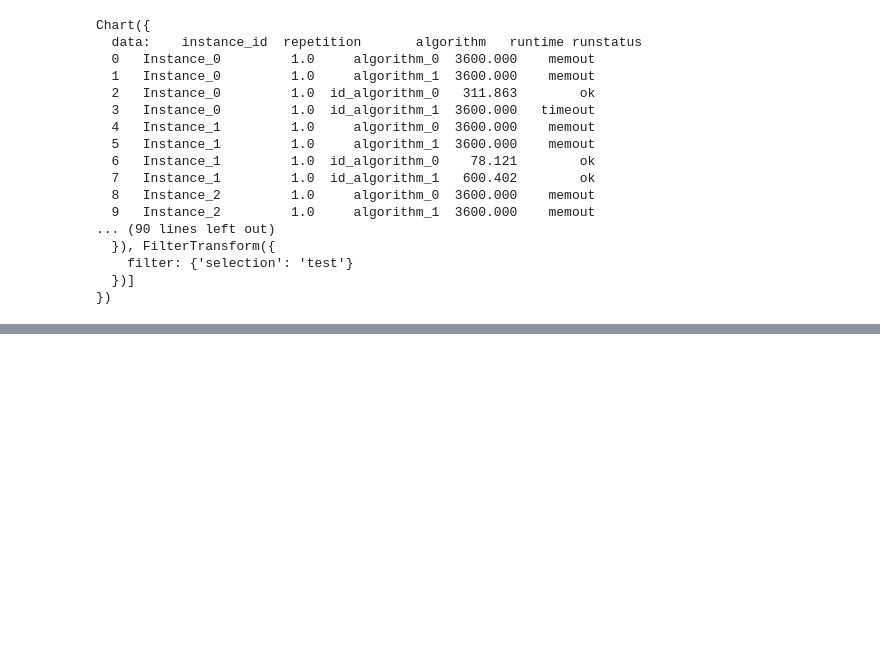
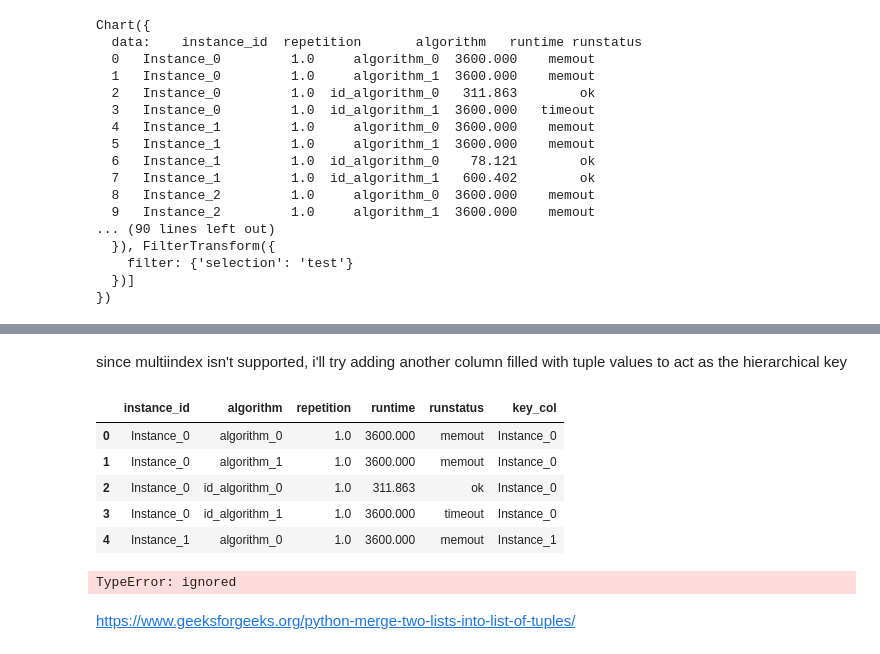
Before and after one commit to chawlaKat/Notebook-Noodlings, a Jupyter notebook: Get_Scattered_Fancy.ipynb, the cells around one changed output, grey strips where cells are left out. Cells and saved outputs as stored; diff of their text form; code cells hidden in the pictures; blank space fills up the shorter version.

```diff
--- a/Get_Scattered_Fancy.ipynb
+++ b/Get_Scattered_Fancy.ipynb
@@ -1221,0 +1324,19 @@ Chart({
+# %% [markdown]
+since multiindex isn't supported, i'll try adding another column filled with tuple values to act as the hierarchical key
+# %%
+algReset['key_col'] = algReset['instance_id']
+algReset.head()
+# %% [output]
+|  | instance_id | algorithm | repetition | runtime | runstatus | key_col |
+| 0 | Instance_0 | algorithm_0 | 1.0 | 3600.000 | memout | Instance_0 |
+| 1 | Instance_0 | algorithm_1 | 1.0 | 3600.000 | memout | Instance_0 |
+| 2 | Instance_0 | id_algorithm_0 | 1.0 | 311.863 | ok | Instance_0 |
+| 3 | Instance_0 | id_algorithm_1 | 1.0 | 3600.000 | timeout | Instance_0 |
+| 4 | Instance_1 | algorithm_0 | 1.0 | 3600.000 | memout | Instance_1 |
+# %%
+key_series = pd.Series()
+key_series.append([algReset['instance_id'].iteritems(),algReset['algorithm']])
+# %% [output]
+TypeError: ignored
+# %% [markdown]
+https://www.geeksforgeeks.org/python-merge-two-lists-into-list-of-tuples/
```
Also changed, not shown: parts of 19 cells of this notebook.
